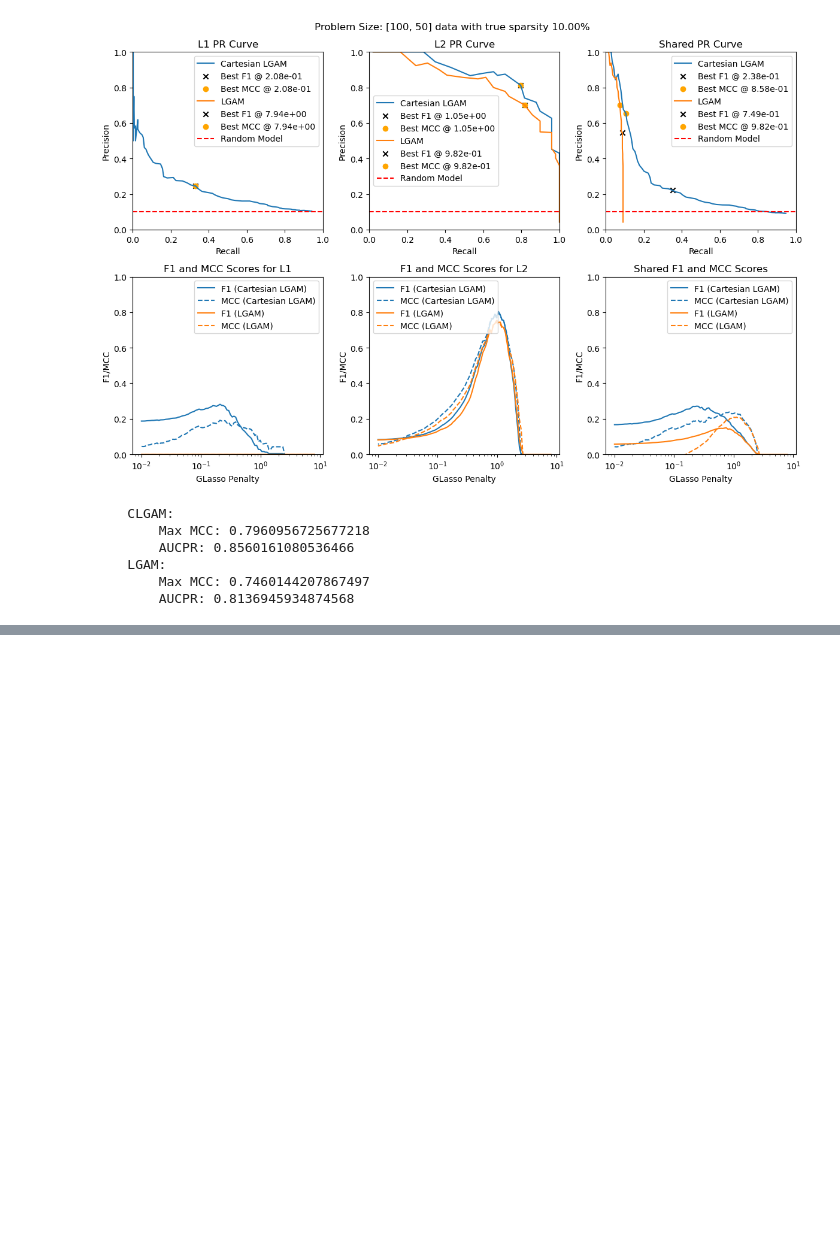
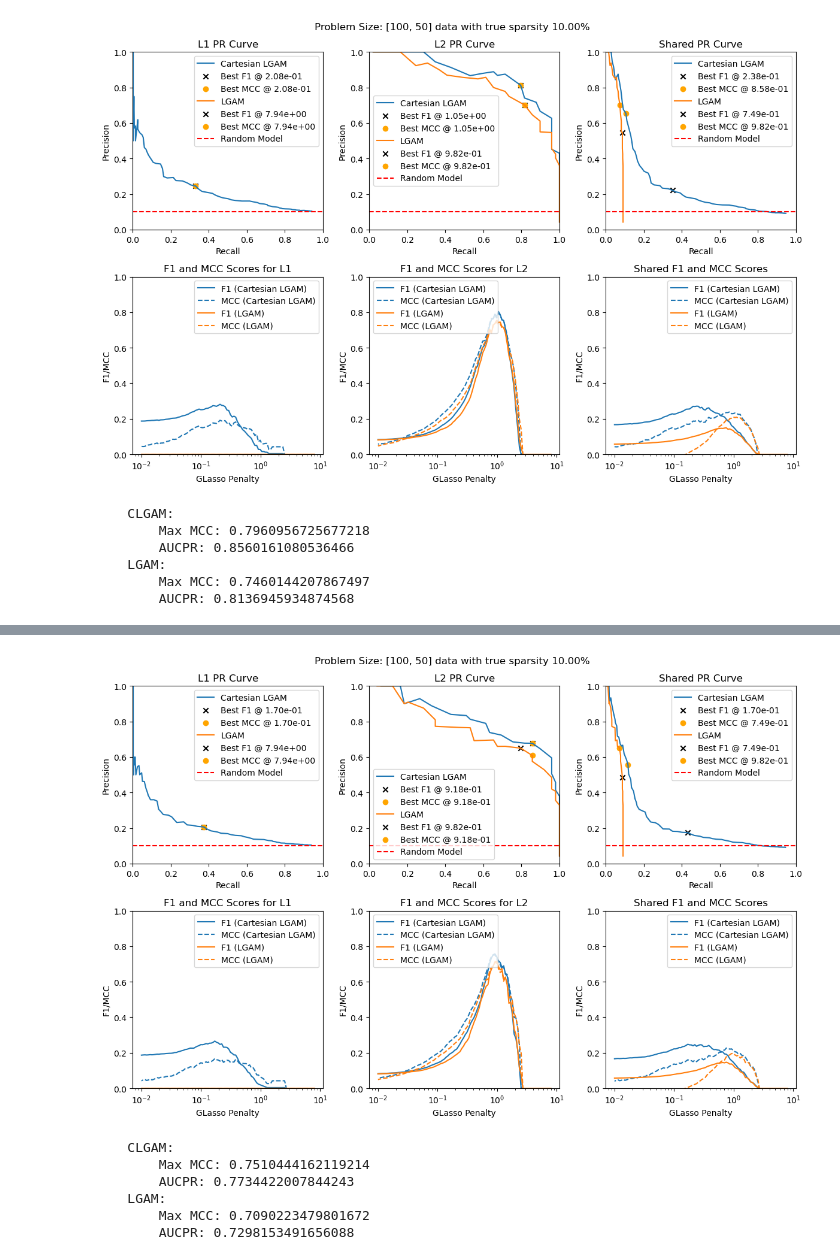
Before and after one commit to BaileyAndrew/Cartesian-LGAM, a Jupyter notebook: effect-of-ordering.ipynb, the cells around one changed output, grey strips where cells are left out. Cells and saved outputs as stored; diff of their text form; code cells hidden in the pictures; blank space fills up the shorter version.

```diff
--- a/effect-of-ordering.ipynb
+++ b/effect-of-ordering.ipynb
@@ -395,0 +526,49 @@ with open("results/synthetic_lopsided_ar1_20_shuffled", "wb") as fp:
+# %%
+L_estim_patterns = patternify_Ls(Lss)
+L_lgam_estim_patterns = patternify_Ls(Lss_lgam)
+
+one_example_prs(
+    L_patterns=L_patterns,
+    Lss=Lss,
+    Lss_lgam=Lss_lgam,
+    glassoregs=glassoregs,
+    sparsity=sparsity
+)
+pass
+# %% [output]
+[figure, added]
+# %%
+estim_edges = [L[1][np.tril_indices_from(L[1], k=-1)] for L in L_estim_patterns]
+baseline_edges = [L[1][np.tril_indices_from(L[1], k=-1)] for L in L_lgam_estim_patterns]
+true_edges = L_patterns[1][np.tril_indices_from(L_patterns[1], k=-1)]
+
+precs_clgam = [1] + [precision_score(true_edges, e) for e in estim_edges] + [0]
+precs_lgam = [1] + [precision_score(true_edges, e) for e in baseline_edges] + [0]
+recs_clgam = [0] + [recall_score(true_edges, e) for e in estim_edges] + [1]
+recs_lgam = [0] + [recall_score(true_edges, e) for e in baseline_edges] + [1]
+
+mccs_clgam = [matthews_corrcoef(true_edges, e) for e in estim_edges]
+mccs_lgam = [matthews_corrcoef(true_edges, e) for e in baseline_edges]
+
+sort_idxs = np.argsort(recs_clgam)
+auc_clgam = auc(np.array(recs_clgam)[sort_idxs], np.array(precs_clgam)[sort_idxs])
+sort_idxs = np.argsort(recs_lgam)
+auc_lgam = auc(np.array(recs_lgam)[sort_idxs], np.array(precs_lgam)[sort_idxs])
+
+print(
+    f"""
+    CLGAM:
+        Max MCC: {max(mccs_clgam)}
+        AUCPR: {auc_clgam}
+    LGAM:
+        Max MCC: {max(mccs_lgam)}
+        AUCPR: {auc_lgam}
+    """
+)
+# %% [output]
+    CLGAM:
+        Max MCC: 0.7510444162119214
+        AUCPR: 0.7734422007844243
+    LGAM:
+        Max MCC: 0.7090223479801672
+        AUCPR: 0.7298153491656088
```
Also changed, not shown: parts of 9 cells of this notebook.
